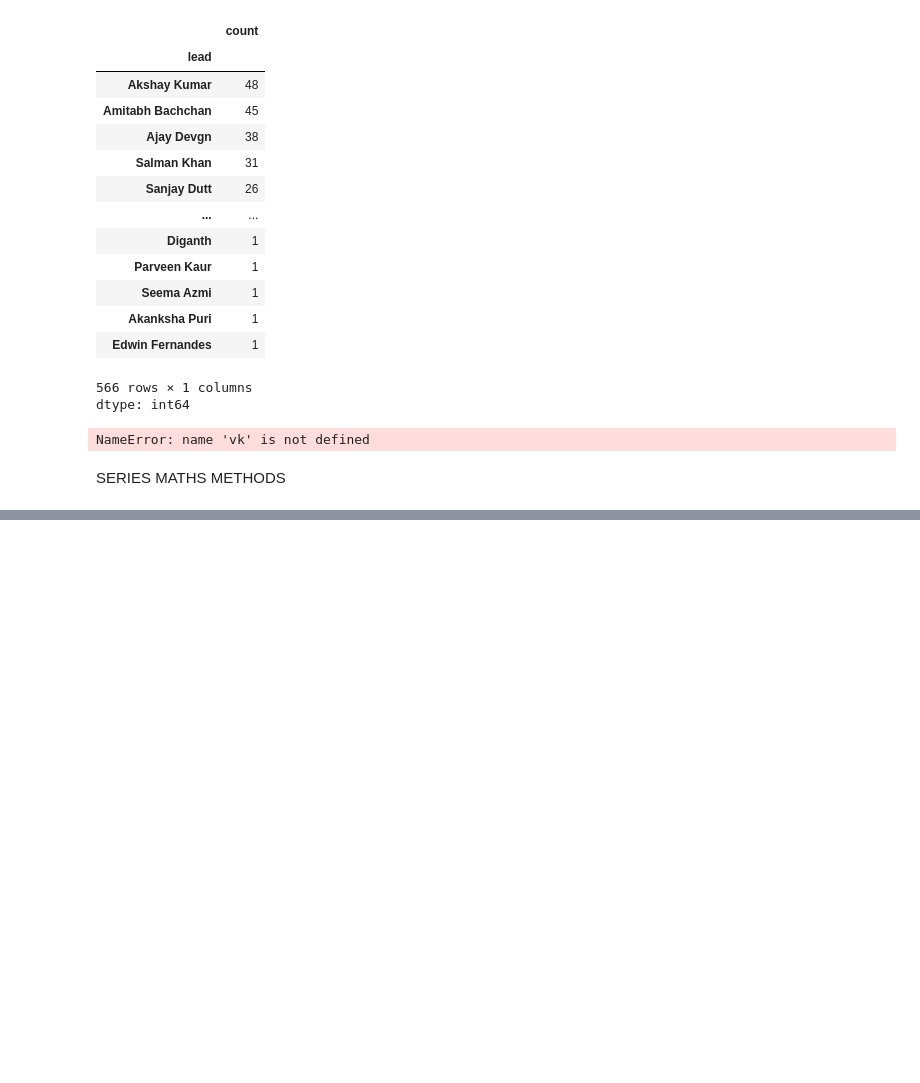
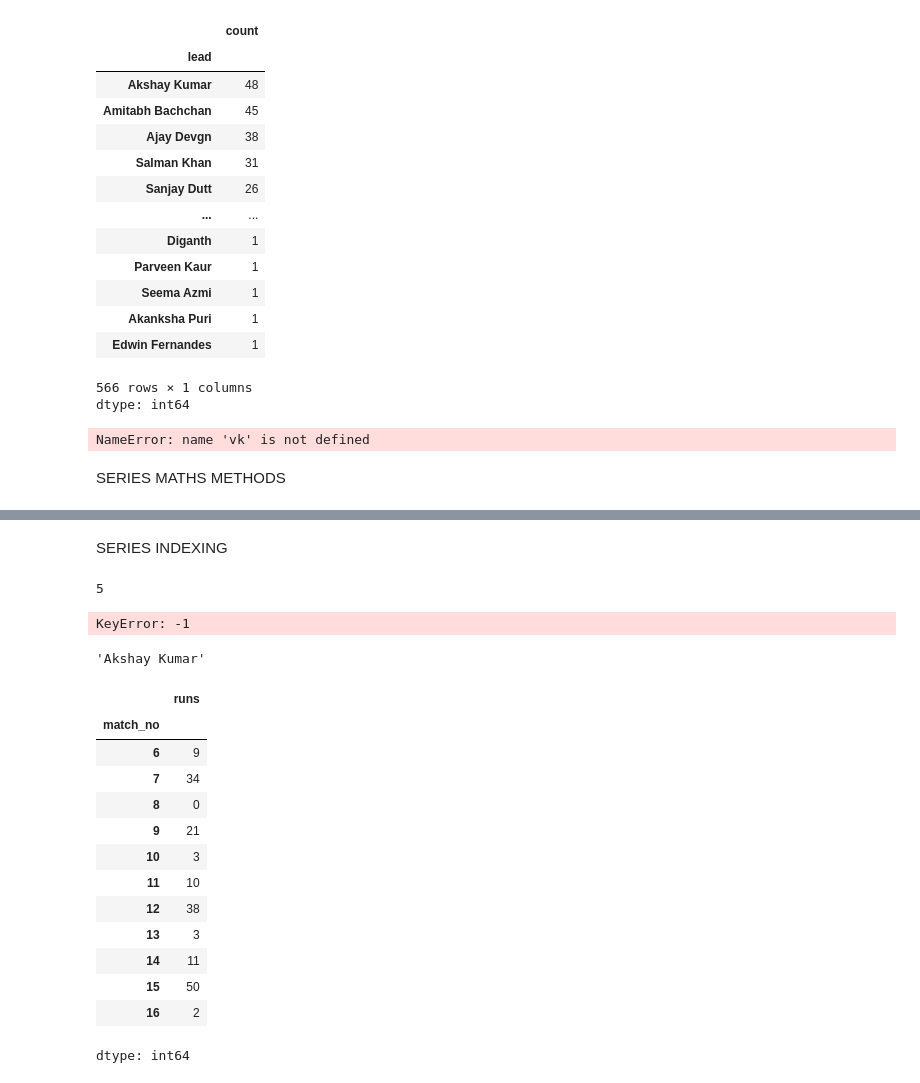
Before and after one commit to mdmohsin6/5.6-Secrets-Project, a Jupyter notebook: pandas.ipynb, the cells around one changed output, grey strips where cells are left out. Saved outputs shown, nothing was run; the diff lists cells and outputs as text; code cells hidden in the pictures; blank space fills up the shorter version.

```diff
--- a/pandas.ipynb
+++ b/pandas.ipynb
@@ -146,7 +146,7 @@ subs
 dtype: int64
 # %%
 #with 2 col
-vk =pd.read_csv('/content/kohli_ipl.csv', index_col='match_no', squeeze=True)
+vk =pd.read_csv('/content/kohli_ipl.csv', index_col='match_no').squeeze()
 vk
 # %% [output]
 |  | runs |
@@ -248,0 +287,40 @@ SERIES MATHS METHODS
+# %% [markdown]
+SERIES INDEXING
+# %%
+#integer indexing
+x = pd.Series([4,5,6,7,8,1])
+x[0]
+x[1]
+# %% [output]
+5
+# %%
+#negative indexing
+#series me negative indexing kAAM NI KRTA HAI
+x[-1]
+# %% [output]
+KeyError: -1
+# %%
+movies[-1]
+
+#if string me hoto negative index kaaam krt hai number ke upr series me kaam ni krta hai
+# %% [output]
+'Akshay Kumar'
+# %%
+#slicing
+#vk ke 5 se lekr 15 match tk kitne runs bnaye the
+vk[5:16]
+# %% [output]
+|  | runs |
+| match_no |  |
+| 6 | 9 |
+| 7 | 34 |
+| 8 | 0 |
+| 9 | 21 |
+| 10 | 3 |
+| 11 | 10 |
+| 12 | 38 |
+| 13 | 3 |
+| 14 | 11 |
+| 15 | 50 |
+| 16 | 2 |
+dtype: int64
```
Also changed, not shown: parts of 35 cells of this notebook.
